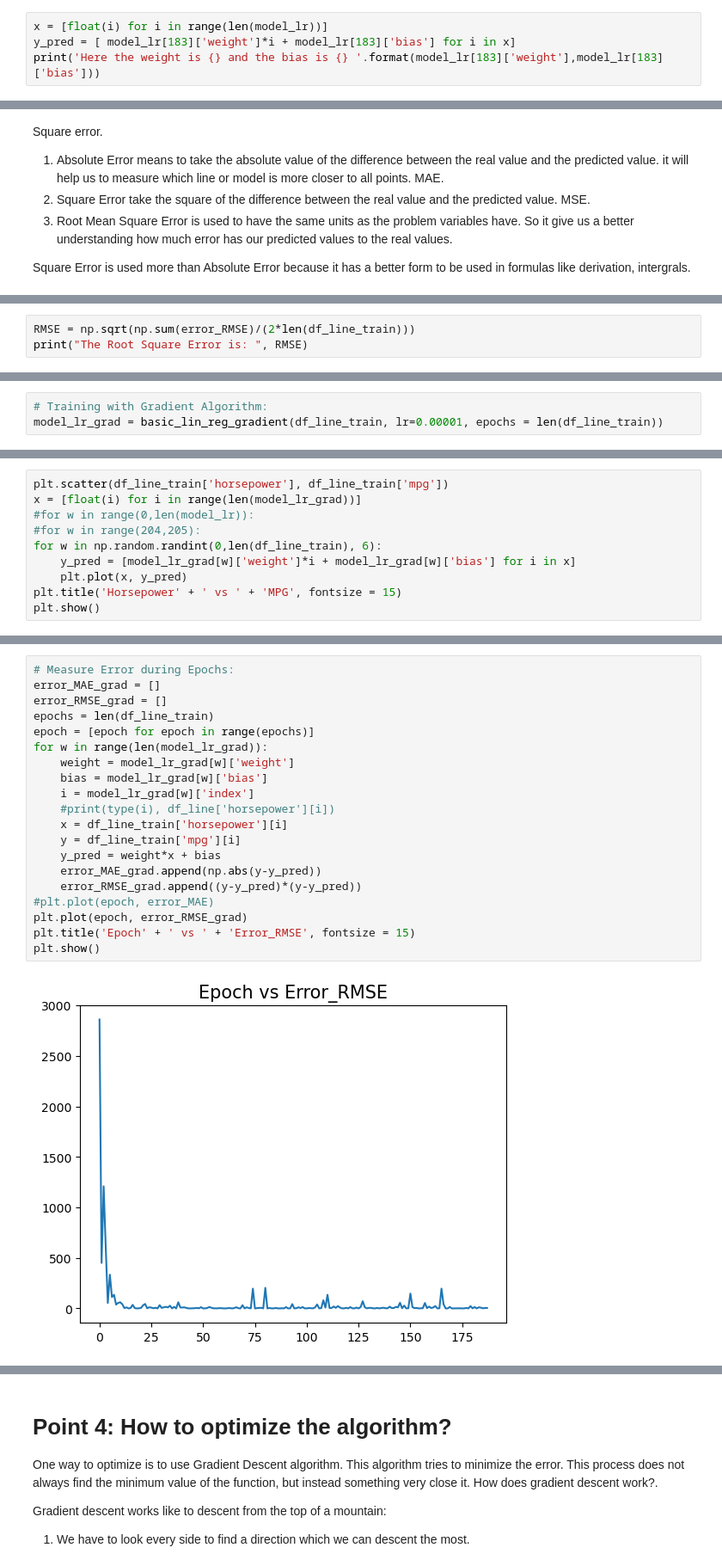
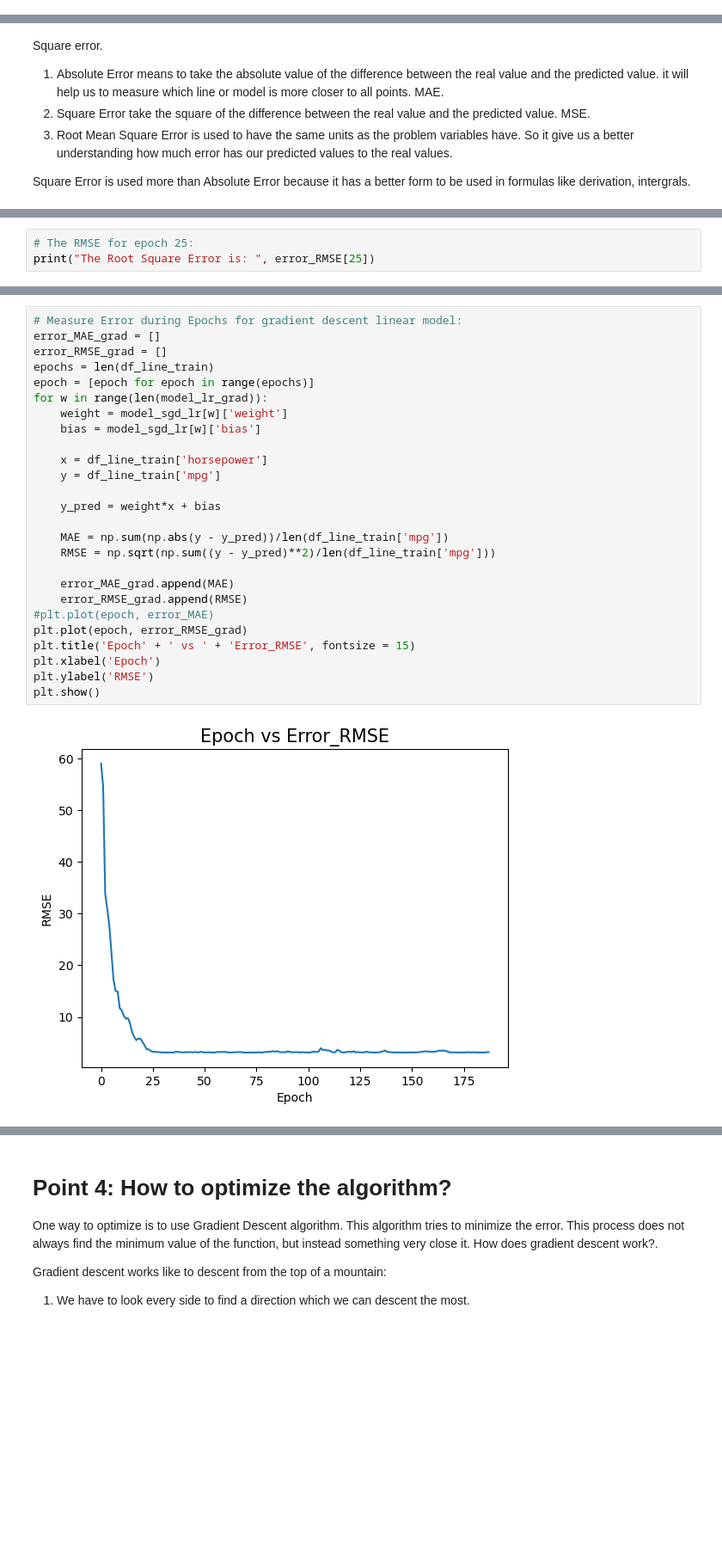
Before and after one commit to yonkeenn/LinearRegression, a Jupyter notebook: Model&Evaluate.ipynb, the cells around one changed output, grey strips where cells are left out. Shown at 86% size. Saved outputs shown, nothing was run; the diff lists cells and outputs as text; blank space fills up the shorter version.

```diff
--- a/Model&Evaluate.ipynb
+++ b/Model&Evaluate.ipynb
@@ -342,4 +336,0 @@ plt.show()
-# %%
-x = [float(i) for i in range(len(model_lr))]
-y_pred = [ model_lr[183]['weight']*i + model_lr[183]['bias'] for i in x]
-print('Here the weight is {} and the bias is {} '.format(model_lr[183]['weight'],model_lr[183]['bias']))
@@ -560,4 +394,4 @@ plt.show()
 # %%
-RMSE = np.sqrt(np.sum(error_RMSE)/(2*len(df_line_train)))
-print("The Root Square Error is: ", RMSE)
+# The RMSE for epoch 25:
+print("The Root Square Error is: ", error_RMSE[25])
 # %% [output]
@@ -565,3 +398,0 @@ The Root Square Error is:  4.6803368579213505
-# %%
-# Training with Gradient Algorithm:
-model_lr_grad = basic_lin_reg_gradient(df_line_train, lr=0.00001, epochs = len(df_line_train))
@@ -574,10 +398,0 @@ np.sqrt(np.sum((model_lr_grad[1]['weight']*df_line_train['horsepower'] + model_l
-# %%
-plt.scatter(df_line_train['horsepower'], df_line_train['mpg'])
-x = [float(i) for i in range(len(model_lr_grad))]
-#for w in range(0,len(model_lr)):
-#for w in range(204,205):
-for w in np.random.randint(0,len(df_line_train), 6):
-    y_pred = [model_lr_grad[w]['weight']*i + model_lr_grad[w]['bias'] for i in x]
-    plt.plot(x, y_pred)
-plt.title('Horsepower' + ' vs ' + 'MPG', fontsize = 15)
-plt.show()
@@ -586,23 +401,29 @@ plt.show()
 # %%
-# Measure Error during Epochs:
+# Measure Error during Epochs for gradient descent linear model:
 error_MAE_grad = []
 error_RMSE_grad = []
 epochs = len(df_line_train)
 epoch = [epoch for epoch in range(epochs)]
 for w in range(len(model_lr_grad)):
-    weight = model_lr_grad[w]['weight']
-    bias = model_lr_grad[w]['bias']
-    i = model_lr_grad[w]['index']
-    #print(type(i), df_line['horsepower'][i])
-    x = df_line_train['horsepower'][i]
-    y = df_line_train['mpg'][i]
+    weight = model_sgd_lr[w]['weight']
+    bias = model_sgd_lr[w]['bias']
+
+    x = df_line_train['horsepower']
+    y = df_line_train['mpg']
+
     y_pred = weight*x + bias
-    error_MAE_grad.append(np.abs(y-y_pred))
-    error_RMSE_grad.append((y-y_pred)*(y-y_pred))
+
+    MAE = np.sum(np.abs(y - y_pred))/len(df_line_train['mpg'])
+    RMSE = np.sqrt(np.sum((y - y_pred)**2)/len(df_line_train['mpg']))
+
+    error_MAE_grad.append(MAE)
+    error_RMSE_grad.append(RMSE)
 #plt.plot(epoch, error_MAE)
 plt.plot(epoch, error_RMSE_grad)
 plt.title('Epoch' + ' vs ' + 'Error_RMSE', fontsize = 15)
+plt.xlabel('Epoch')
+plt.ylabel('RMSE')
 plt.show()
 # %% [output]
-[figure, old version]
+[figure, new version]
 # %%
```
Also changed, not shown: parts of 35 cells of this notebook, 1 other file.
